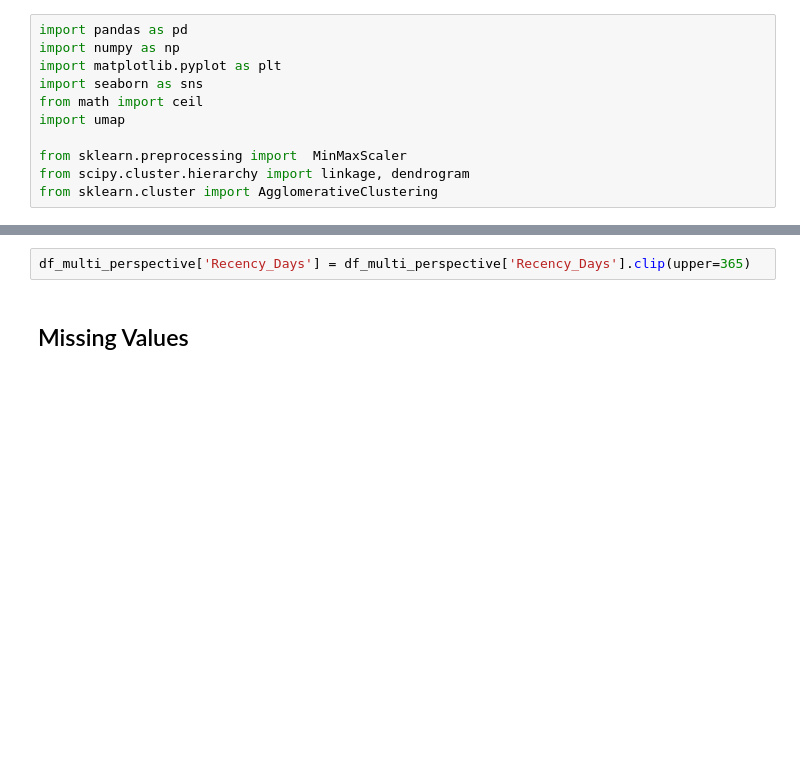
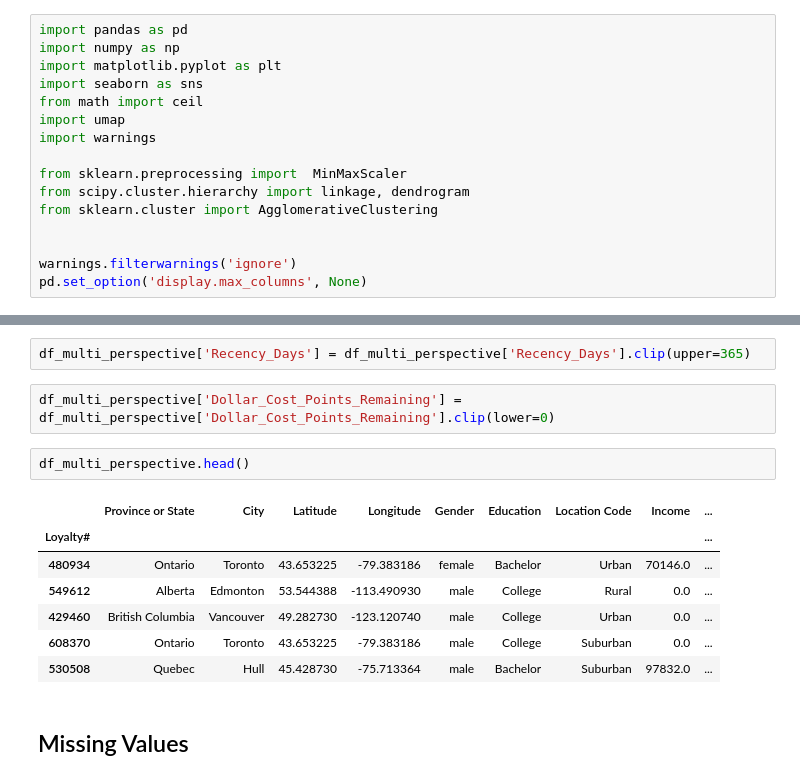
Before and after one commit to luisbdavila/Airline_Customer_Segmentation_DataMining_Project_Python, a Jupyter notebook: Final_delivery/Code/Merge_Clusters_advance.ipynb, the cells around one changed output, grey strips where cells are left out. Drawn from its saved outputs; the diff is of its cells as text; blank space fills up the shorter version.

```diff
--- a/Final_delivery/Code/Merge_Clusters_advance.ipynb
+++ b/Final_delivery/Code/Merge_Clusters_advance.ipynb
@@ -26,10 +26,15 @@ import matplotlib.pyplot as plt
 import seaborn as sns
 from math import ceil
 import umap
+import warnings
 
 from sklearn.preprocessing import  MinMaxScaler
 from scipy.cluster.hierarchy import linkage, dendrogram
 from sklearn.cluster import AgglomerativeClustering
+
+
+warnings.filterwarnings('ignore')
+pd.set_option('display.max_columns', None)
 # %% [markdown]
 ## Load Data
 # %%
@@ -129,6 +143,18 @@ for col in columns_to_remove:
    df_multi_perspective[col] = df_multi_perspective[col].clip(lower=lower_extreme, upper=upper_extreme)
 # %%
 df_multi_perspective['Recency_Days'] = df_multi_perspective['Recency_Days'].clip(upper=365)
+# %%
+df_multi_perspective['Dollar_Cost_Points_Remaining'] = df_multi_perspective['Dollar_Cost_Points_Remaining'].clip(lower=0)
+# %%
+df_multi_perspective.head()
+# %% [output]
+|  | Province or State | City | Latitude | Longitude | Gender | Education | Location Code | Income | ... |
+| Loyalty# |  |  |  |  |  |  |  |  | ... |
+| 480934 | Ontario | Toronto | 43.653225 | -79.383186 | female | Bachelor | Urban | 70146.0 | ... |
+| 549612 | Alberta | Edmonton | 53.544388 | -113.490930 | male | College | Rural | 0.0 | ... |
+| 429460 | British Columbia | Vancouver | 49.282730 | -123.120740 | male | College | Urban | 0.0 | ... |
+| 608370 | Ontario | Toronto | 43.653225 | -79.383186 | male | College | Suburban | 0.0 | ... |
+| 530508 | Quebec | Hull | 45.428730 | -75.713364 | male | Bachelor | Suburban | 97832.0 | ... |
 # %% [markdown]
 ## Missing Values
 # %%
```
Also changed, not shown: parts of 9 cells of this notebook.
